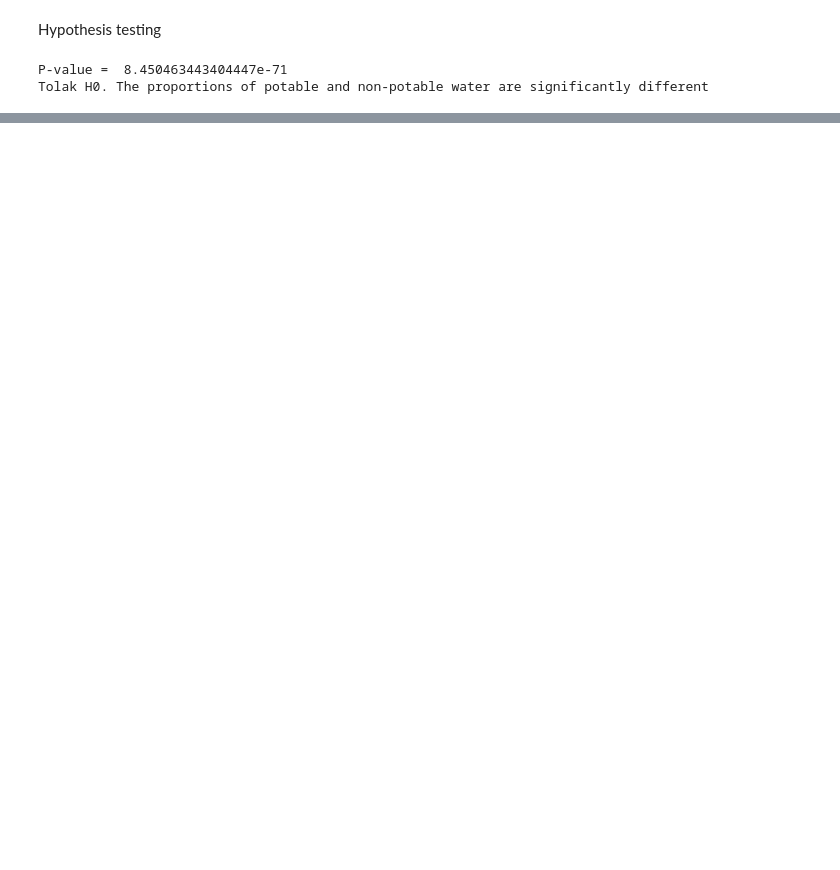
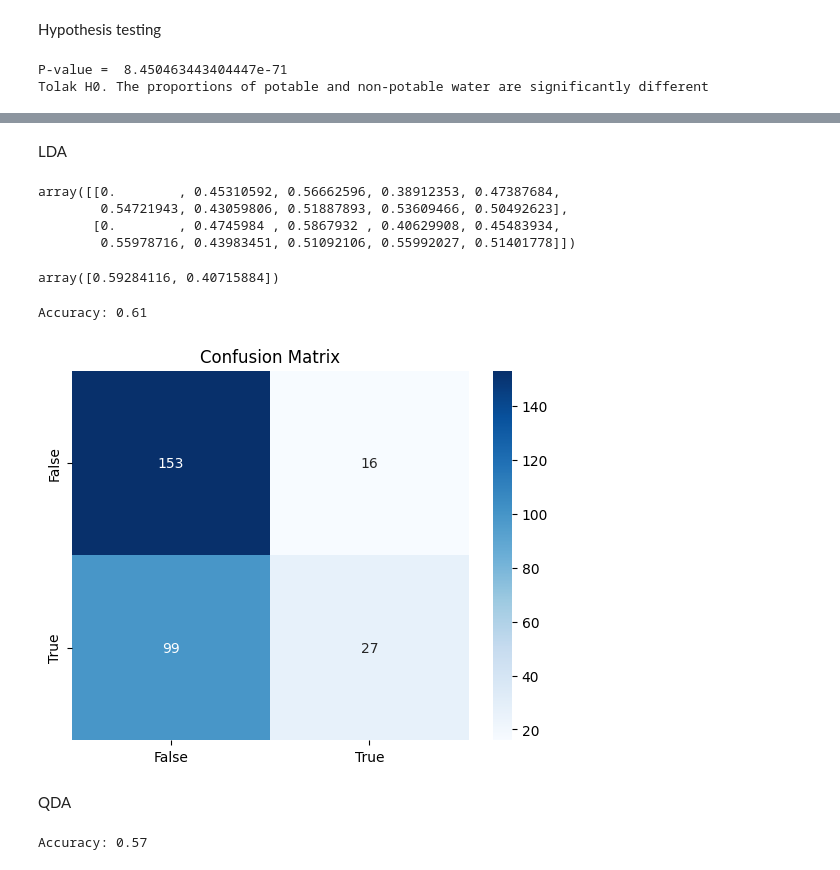
Before and after one commit to alexchandra19/Proyek-ML-2023, a Jupyter notebook: Proyek ML/datapreposition.ipynb, the cells around one changed output, grey strips where cells are left out. Cells and saved outputs as stored; diff of their text form; code cells hidden in the pictures; blank space fills up the shorter version.

```diff
--- a/Proyek ML/datapreposition.ipynb
+++ b/Proyek ML/datapreposition.ipynb
@@ -211,0 +281,2 @@ Tolak H0. The proportions of potable and non-potable water are significantly dif
+# %% [markdown]
+LDA
@@ -211,0 +297,70 @@ Tolak H0. The proportions of potable and non-potable water are significantly dif
+# %%
+lda.means_
+# %% [output]
+array([[0.        , 0.45310592, 0.56662596, 0.38912353, 0.47387684,
+        0.54721943, 0.43059806, 0.51887893, 0.53609466, 0.50492623],
+       [0.        , 0.4745984 , 0.5867932 , 0.40629908, 0.45483934,
+        0.55978716, 0.43983451, 0.51092106, 0.55992027, 0.51401778]])
+# %%
+lda.priors_
+# %% [output]
+array([0.59284116, 0.40715884])
+# %%
+# Perform classification using a classifier (e.g., Logistic Regression)
+from sklearn.linear_model import LogisticRegression
+
+# Initialize the classifier
+classifier = LogisticRegression()
+
+# Fit the classifier on the transformed training data
+classifier.fit(X_train_lda, y_train)
+
+# Make predictions on the transformed test data
+y_pred = classifier.predict(X_test_lda)
+
+# Calculate accuracy
+accuracy = accuracy_score(y_test, y_pred)
+print(f'Accuracy: {accuracy:.2f}')
+# %% [output]
+Accuracy: 0.61
+# %%
+import seaborn as sns
+import pandas as pd
+from sklearn.discriminant_analysis import LinearDiscriminantAnalysis
+from sklearn.model_selection import train_test_split
+from sklearn.metrics import confusion_matrix
+import matplotlib.pyplot as plt
+
+# Create a confusion matrix with labeled classes
+confusion = confusion_matrix(y_test, y_pred)
+
+# Get the unique class labels from y (assuming they are in alphabetical order)
+class_labels = sorted(set(y_test))
+
+# Plot the confusion matrix with values
+sns.heatmap(pd.DataFrame(confusion, index=class_labels, columns=class_labels), annot=True, cmap='Blues', fmt='d')
+plt.title("Confusion Matrix")
+plt.show()
+# %% [output]
+[figure, added]
+# %% [markdown]
+QDA
+# %%
+from sklearn.discriminant_analysis import QuadraticDiscriminantAnalysis
+from sklearn.model_selection import train_test_split
+from sklearn.metrics import accuracy_score
+
+# Initialize the QDA model
+qda = QuadraticDiscriminantAnalysis()
+
+# Fit the QDA model on the training data
+qda.fit(X_train, y_train)
+
+# Make predictions on the test data
+y_pred = qda.predict(X_test)
+
+# Calculate accuracy
+accuracy = accuracy_score(y_test, y_pred)
+print(f'Accuracy: {accuracy:.2f}')
+# %% [output]
+Accuracy: 0.57
```
Also changed, not shown: parts of 17 cells of this notebook, 1 other file.
